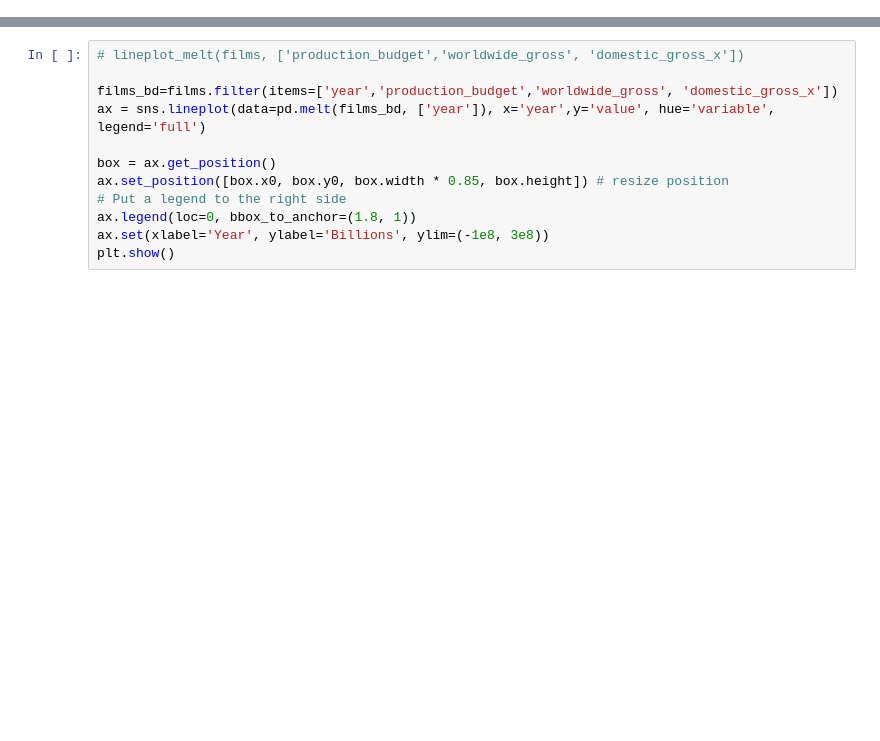
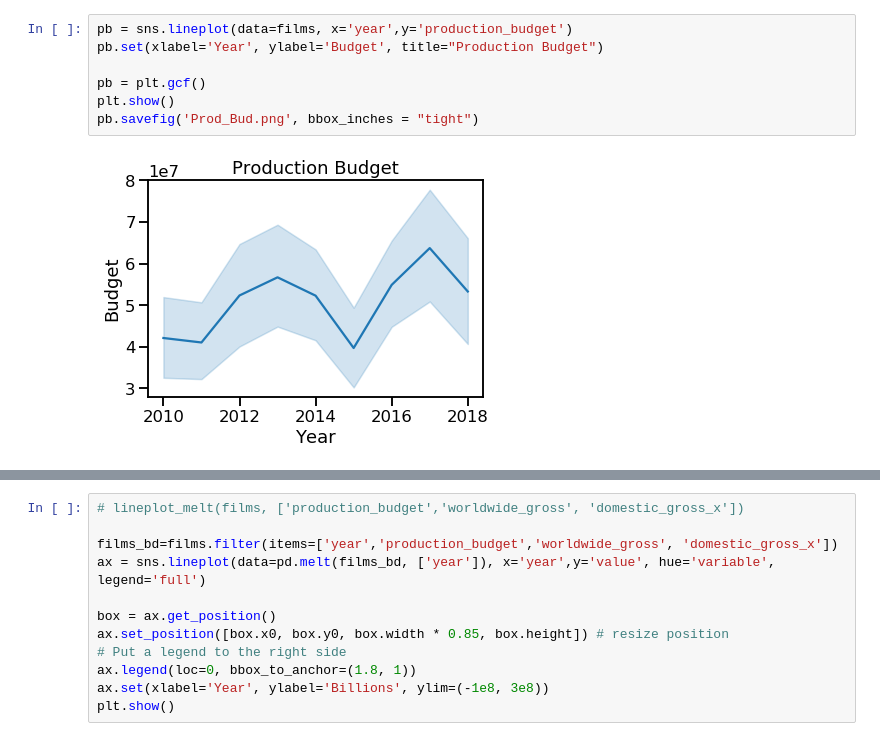
Before and after one commit to gksidhu/Correlates-to-ROI-in-Film, a Jupyter notebook: Analysis.ipynb, the cells around one changed output, grey strips where cells are left out. Drawn from its saved outputs; the diff is of its cells as text; blank space fills up the shorter version.

```diff
--- a/Analysis.ipynb
+++ b/Analysis.ipynb
@@ -50,0 +69,9 @@ sns.lineplot(data=films, x='year',y='domestic_roi')
+# %%
+pb = sns.lineplot(data=films, x='year',y='production_budget')
+pb.set(xlabel='Year', ylabel='Budget', title="Production Budget")
+
+pb = plt.gcf()
+plt.show()
+pb.savefig('Prod_Bud.png', bbox_inches = "tight")
+# %% [output]
+[figure, added]
```
Also changed, not shown: parts of 31 cells of this notebook.
